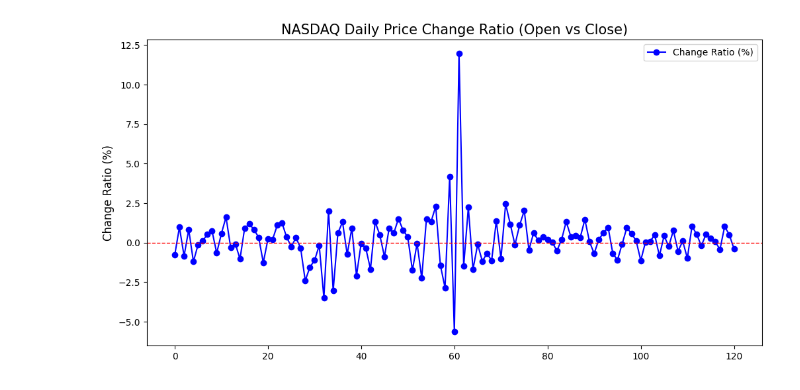
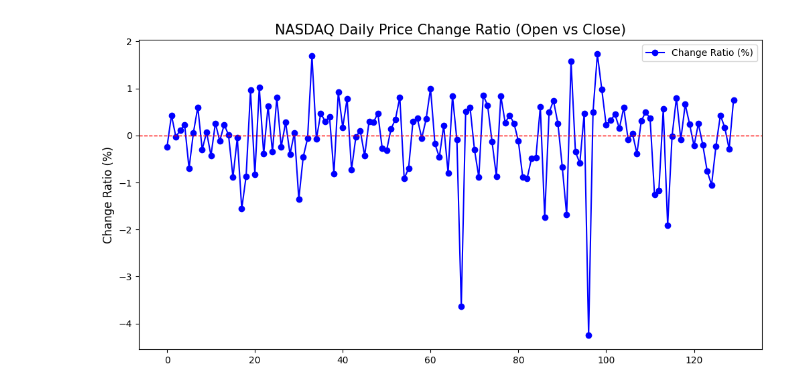
Before and after one commit to chikiripokiri/covid-dashboard, a Jupyter notebook: finance.ipynb, the cells around one changed output. Cells and saved outputs as stored; diff of their text form; code cells hidden in the pictures.

```diff
--- a/finance.ipynb
+++ b/finance.ipynb
@@ -34,23 +36,23 @@ print(my_data)
 # %%
 import matplotlib.pyplot as plt
 
-my_data1 = my_data[130:]
+my_data1 = my_data[:130]
 dates = [d['Date'] for d in my_data1]
 ratios = [d['in_de'] for d in my_data1]
 
 # 2. 데이터 정렬 (웹에서 가져온 데이터는 최신순이므로 과거순으로 뒤집기)
 dates.reverse()
 ratios.reverse()
 
 plt.figure(figsize=(12, 6))
 plt.plot(ratios, marker='o', linestyle='-', color='b', label='Change Ratio (%)')
 
 plt.title('NASDAQ Daily Price Change Ratio (Open vs Close)', fontsize=15)
 plt.ylabel('Change Ratio (%)', fontsize=12)
 plt.axhline(0, color='red', linestyle='--', linewidth=1)
 plt.legend()
 
 plt.show()
 del my_data1
 # %% [output]
-[figure, old version]
+[figure, new version]
```
Also changed, not shown: parts of 1 cell of this notebook.
